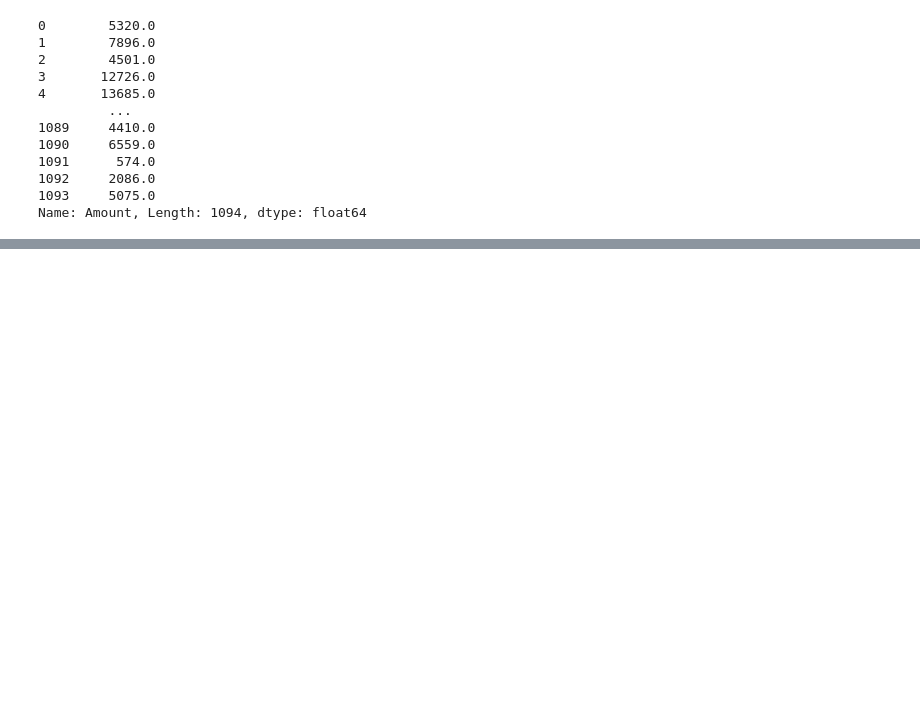
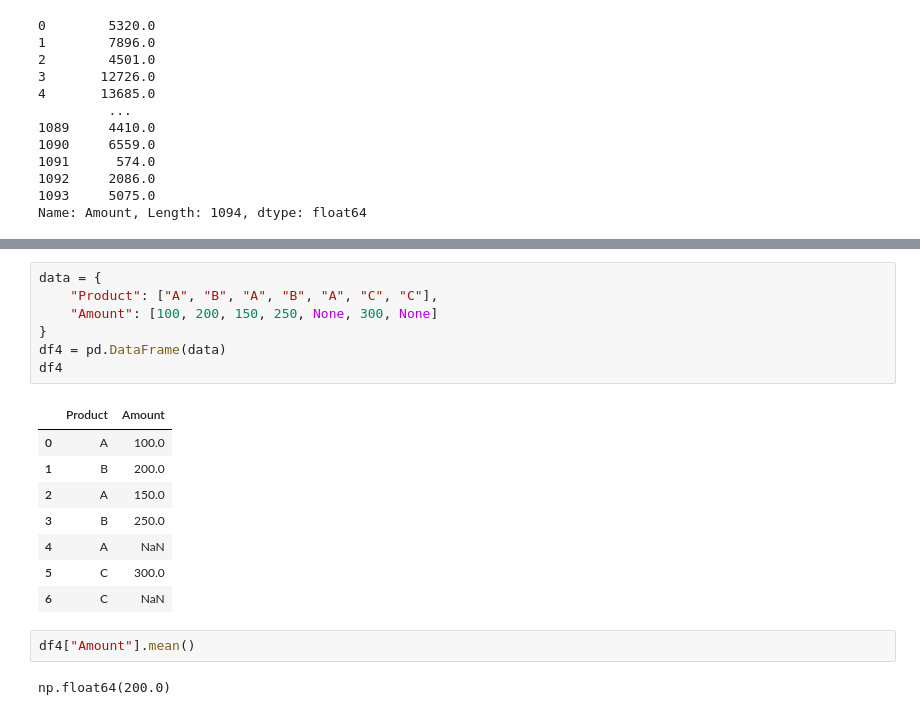
Before and after one commit to halitkalayci/acunmedya-akademi-python-b-conda, a Jupyter notebook: Untitled.ipynb, the cells around one changed output, grey strips where cells are left out. Saved outputs shown, nothing was run; the diff lists cells and outputs as text; blank space fills up the shorter version.

```diff
--- a/Untitled.ipynb
+++ b/Untitled.ipynb
@@ -335,0 +379,20 @@ Name: Amount, Length: 1094, dtype: float64
+# %%
+data = {
+    "Product": ["A", "B", "A", "B", "A", "C", "C"],
+    "Amount": [100, 200, 150, 250, None, 300, None]
+}
+df4 = pd.DataFrame(data)
+df4
+# %% [output]
+|  | Product | Amount |
+| 0 | A | 100.0 |
+| 1 | B | 200.0 |
+| 2 | A | 150.0 |
+| 3 | B | 250.0 |
+| 4 | A | NaN |
+| 5 | C | 300.0 |
+| 6 | C | NaN |
+# %%
+df4["Amount"].mean()
+# %% [output]
+np.float64(200.0)
```
Also changed, not shown: parts of 8 cells of this notebook, 1 other file.
